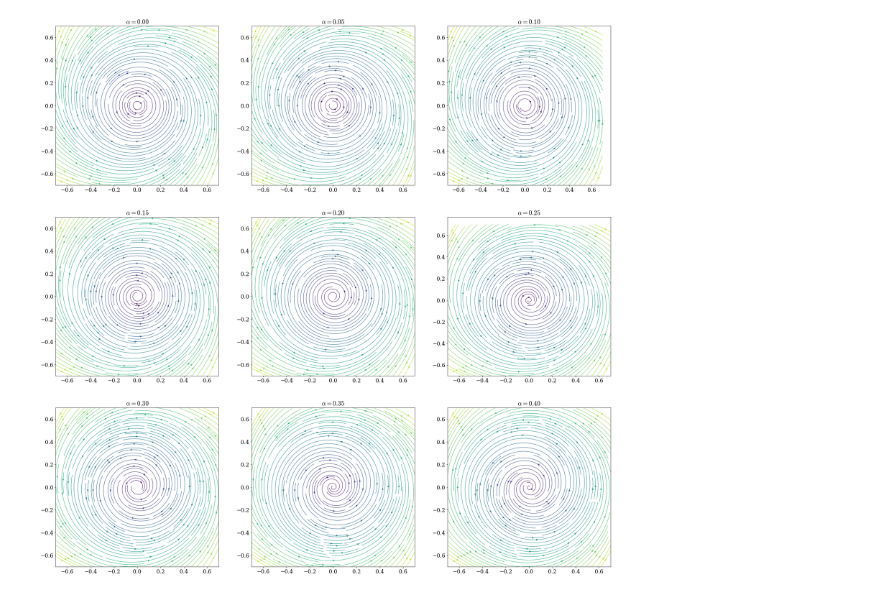
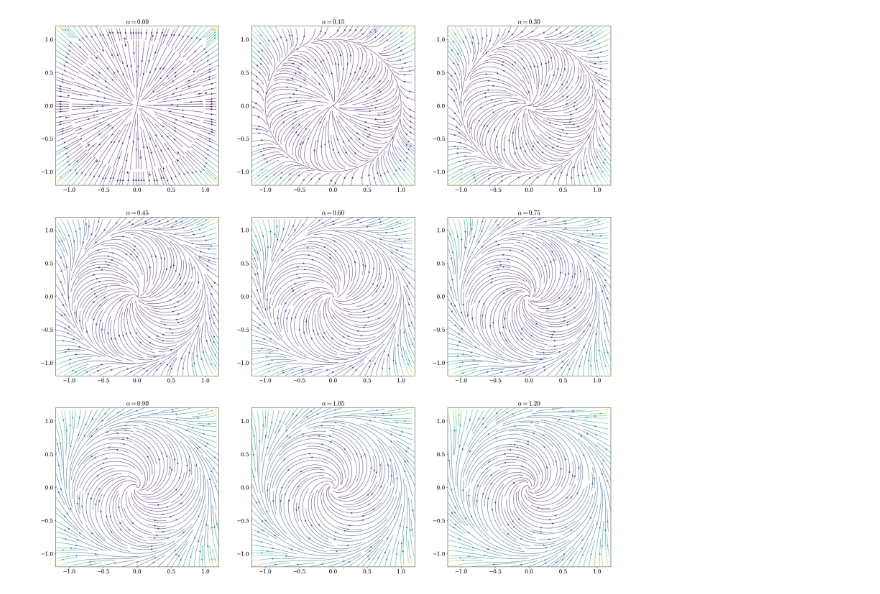
Before and after one commit to martkjoh/slange, a Jupyter notebook: NRCH/NRCH copy 5.ipynb, the cells around one changed output. Drawn from its saved outputs; the diff is of its cells as text; code cells hidden in the pictures.

```diff
--- a/NRCH/NRCH copy 5.ipynb
+++ b/NRCH/NRCH copy 5.ipynb
@@ -8,30 +8,28 @@ plt.rc("font", family="serif", size=16)
 plt.rc("mathtext", fontset="cm")
 plt.rc("lines", lw=2)
 # %%
-c = np.matrix([[.2, -.2], [.4, -.4]])
-x = np.array([0, .4])
+u = 1.
+r = 1.
 
-
-def f(phi, a, r):
-    mu1 = -(-r*phi[0] + (phi[0]**2 + phi[1]**2)*phi[0] + a*phi[1])
-    mu2 = -(-r*phi[1] + (phi[0]**2 + phi[1]**2)*phi[1] - a*phi[0])
+def f(phi, a):
+    p2 = phi[0]**2 + phi[1]**2
+    mu1 = -r*phi[0] + u * p2 * phi[0] + a*phi[1]
+    mu2 = -r*phi[1] + u * p2 * phi[1] - a*phi[0]
     return np.array([mu1, mu2])
 # %%
 n = 500
-a = .7
-r = 2.
-x1, x2 = np.linspace(-a, a, n), np.linspace(-a, a, n)
+k = 1.2
+
+x1, x2 = np.linspace(-k, k, n), np.linspace(-k, k, n)
 x1, x2 = np.meshgrid(x1, x2)
 
-aa = np.linspace(0, .4, 9)
+aa = np.linspace(0, 1.2, 9)
 fig, ax = plt.subplots(3, 3, figsize=(30, 30))
-
 for n, a in enumerate(aa):
-    xs = [x1, x2]
-    u, v = f([x1, x2], r, a )
-    l = np.sqrt( u**2 + v**2)
-    ax[n//3, n%3].streamplot(x1, x2, u, v, color=l, density=2., linewidth=1)
+    v1, v2 = - f([x1, x2], a)
+    l = np.sqrt(v1**2 + v2**2)
+    ax[n//3, n%3].streamplot(x1, x2, v1, v2, color=l, density=2., linewidth=1)
     ax[n//3, n%3].set_title("$\\alpha={:.2f}$".format(a))
 # plt.tight_layout()
 # %% [output]
-[figure, old version]
+[figure, new version]
```
Also changed, not shown: 6 other files.
